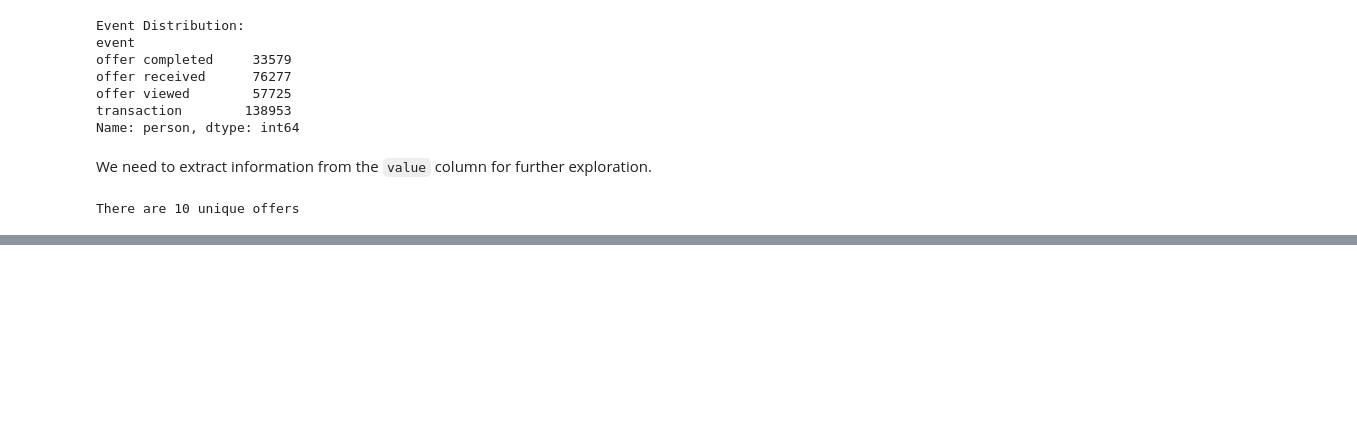
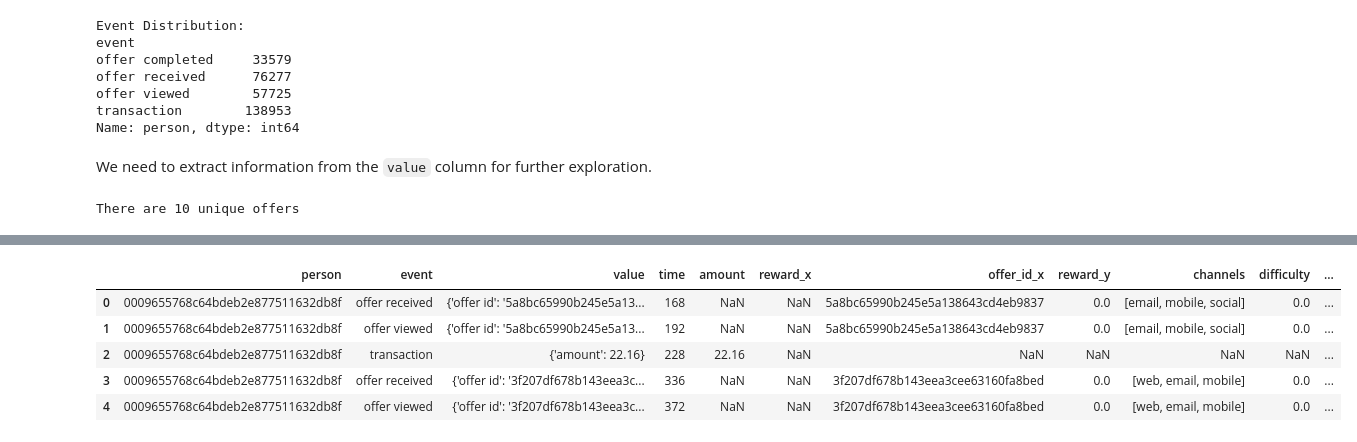
Before and after one commit to EraYJS/starbucks_capstone, a Jupyter notebook: Starbucks_Capstone_notebook.ipynb, the cells around one changed output, grey strips where cells are left out. Drawn from its saved outputs; the diff is of its cells as text; code cells hidden in the pictures; blank space fills up the shorter version.

```diff
--- a/Starbucks_Capstone_notebook.ipynb
+++ b/Starbucks_Capstone_notebook.ipynb
@@ -270,0 +339,13 @@ There are 10 unique offers
+# %%
+pf_ts_merge = pf_ts_merge.merge(offer_completed,
+                                how='left',
+                                on=['person', 'time', 'event'])
+
+pf_ts_merge.head()
+# %% [output]
+|  | person | event | value | time | amount | reward_x | offer_id_x | reward_y | channels | difficulty | ... |
+| 0 | 0009655768c64bdeb2e877511632db8f | offer received | {'offer id': '5a8bc65990b245e5a13... | 168 | NaN | NaN | 5a8bc65990b245e5a138643cd4eb9837 | 0.0 | [email, mobile, social] | 0.0 | ... |
+| 1 | 0009655768c64bdeb2e877511632db8f | offer viewed | {'offer id': '5a8bc65990b245e5a13... | 192 | NaN | NaN | 5a8bc65990b245e5a138643cd4eb9837 | 0.0 | [email, mobile, social] | 0.0 | ... |
+| 2 | 0009655768c64bdeb2e877511632db8f | transaction | {'amount': 22.16} | 228 | 22.16 | NaN | NaN | NaN | NaN | NaN | ... |
+| 3 | 0009655768c64bdeb2e877511632db8f | offer received | {'offer id': '3f207df678b143eea3c... | 336 | NaN | NaN | 3f207df678b143eea3cee63160fa8bed | 0.0 | [web, email, mobile] | 0.0 | ... |
+| 4 | 0009655768c64bdeb2e877511632db8f | offer viewed | {'offer id': '3f207df678b143eea3c... | 372 | NaN | NaN | 3f207df678b143eea3cee63160fa8bed | 0.0 | [web, email, mobile] | 0.0 | ... |
```
Also changed, not shown: parts of 9 cells of this notebook.
